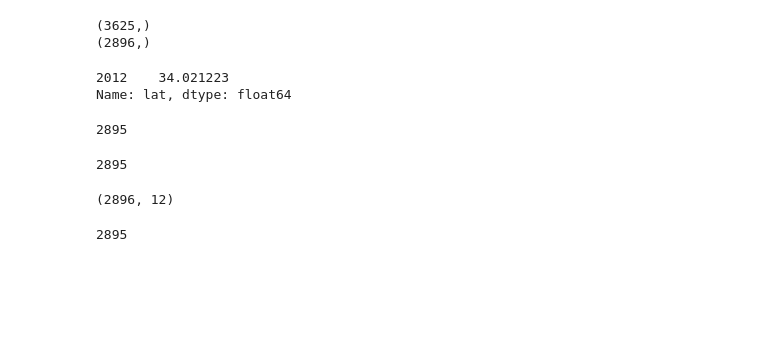
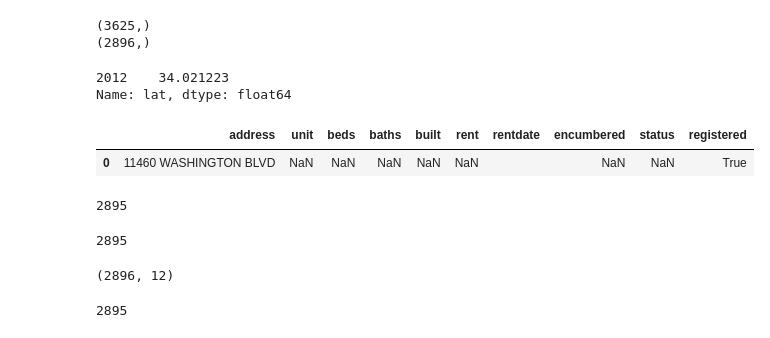
Before and after one commit to hughfitzgerald/cc-rentals, a Jupyter notebook: rental-registry.ipynb, the cells around one changed output. Cells and saved outputs as stored; diff of their text form; code cells hidden in the pictures; blank space fills up the shorter version.

Commit message:
added "registered" value to geojson

```diff
--- a/rental-registry.ipynb
+++ b/rental-registry.ipynb
@@ -98 +173,28 @@ Name: lat, dtype: float64
+# %%
+# turn flat_json into csv file of properties
+
+headers = ['address',
+        'unit',
+        'beds',
+        'baths',
+        'built',
+        'rent',
+        'rentdate',
+        'encumbered',
+        'status',
+        'registered']
+flat_df = pd.DataFrame(columns=headers)
+
+
+for f in flat_json['features']:
+    row = []
+    for i in range(len(headers)):
+        row.append(f['properties'][headers[i]])
+    flat_df = pd.concat([flat_df,pd.DataFrame([row],columns=headers)])
+flat_df.to_csv("ccrr-flat-" + time.strftime("%Y%m%d-%H%M%S") + ".csv")
+# %%
+flat_df[flat_df['address'] == '11460 WASHINGTON BLVD']
+# %% [output]
+|  | address | unit | beds | baths | built | rent | rentdate | encumbered | status | registered |
+| 0 | 11460 WASHINGTON BLVD | NaN | NaN | NaN | NaN | NaN |  | NaN | NaN | True |
 # %%
```
Also changed, not shown: parts of 2 cells of this notebook, 7 other files.
